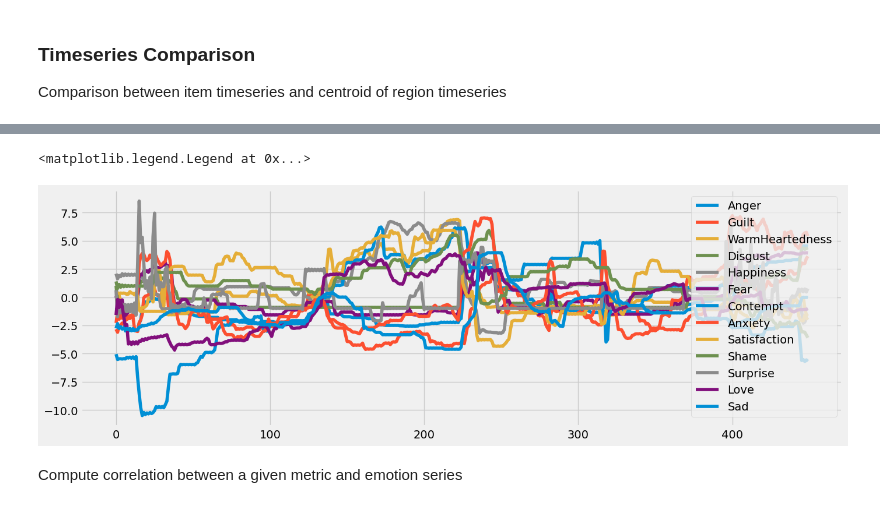
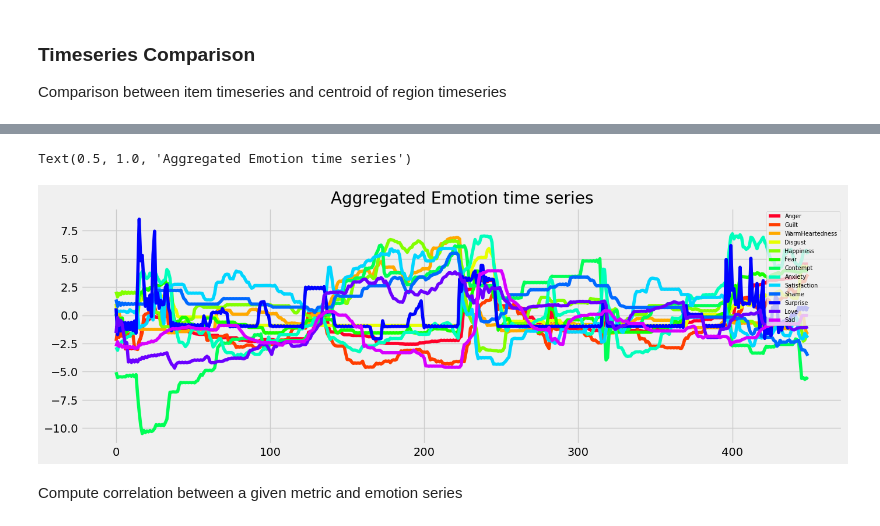
Before and after one commit to MIPLabCH/emoguide_gradients, a Jupyter notebook: 07_fmri-emotion_cohesion.ipynb, the cells around one changed output, grey strips where cells are left out. Cells and saved outputs as stored; diff of their text form; code cells hidden in the pictures.

```diff
--- a/07_fmri-emotion_cohesion.ipynb
+++ b/07_fmri-emotion_cohesion.ipynb
@@ -12,10 +12,9 @@ Movie name used for gradient: `'TC_400_sub-S09_ses-4_Sintel.csv'`. We as well in
 # %%
 # Loading Gradient Example
-regions  = list(index2region.keys())
-G_movie, varM  = load('./resources/dynamic_grad/group_level/Sintel_grad.pkl')
-G_rest , varR  = load('./resources/dynamic_grad/group_level/Rest_grad.pkl')
-
-
+networks = list(index2region.keys())
+# tmp = load('./resources/dynamic_grad/individual_level/Chatter_grad.pkl')
+# G_movie, varM = tmp['S30']
+G_movie, varM = load('./resources/dynamic_grad/group_level/Chatter_40_grad.pkl')
 # Loading Matching Emotion Track
-full_df = pd.read_csv('./data/emotion_compile.csv')
-emo_df = full_df[full_df['filename']=='W_Sintel13.csv']
+full_df  = pd.read_csv('./data/emoFiles/emotion_compile.csv')
+emo_df   = full_df[full_df['filename']=='W_Sintel13.csv']
@@ -51,19 +86,24 @@ Text(0.5, 0.98, 'Movie Gradient 1: region centroids position shift and concentra
 # %%
 # emotions = "Interest, Joy, Surprise, Sadness, Anger, Disgust, Contempt, Self-Hostility, Fear, Shame, Shyness, Guilt".split(',')
 # select   = ["Anxiety", "Anger", "Sad",  "Calm", "Satisfaction",  "Love", "Happiness", "Alert"]
 select = ['Anger','Guilt','WarmHeartedness', \
              'Disgust','Happiness','Fear','Contempt','Anxiety', \
              'Satisfaction','Shame','Surprise','Love','Sad']
 
-plt.figure(figsize=(15,5))
+NUM_COLORS = len(select)
+cm = plt.get_cmap('gist_rainbow')
+fig,ax = plt.subplots(1,1, figsize=(15,5))
+ax.set_prop_cycle(color=[cm(1.*i/NUM_COLORS) for i in range(NUM_COLORS)])
+
 for emotion in select:
     emo_series = np.array(emo_df[emo_df.item==emotion]['score'])[:450]
-    plt.plot(emo_series, label=emotion)
+    ax.plot(emo_series, label=emotion)
 
-plt.legend()
+ax.legend(loc=1, prop={'size':7})
+ax.set_title("Aggregated Emotion time series")
 # %% [output]
-<matplotlib.legend.Legend at 0x...>
+Text(0.5, 1.0, 'Aggregated Emotion time series')
-[figure, old version]
+[figure, new version]
 # %% [markdown]
 Compute correlation between a given metric and emotion series
 # %%
```
Also changed, not shown: parts of 19 cells of this notebook, 8 other files.
